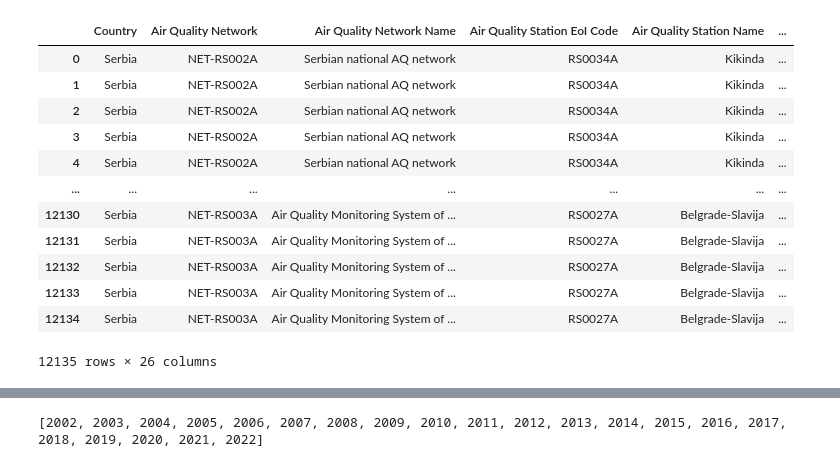
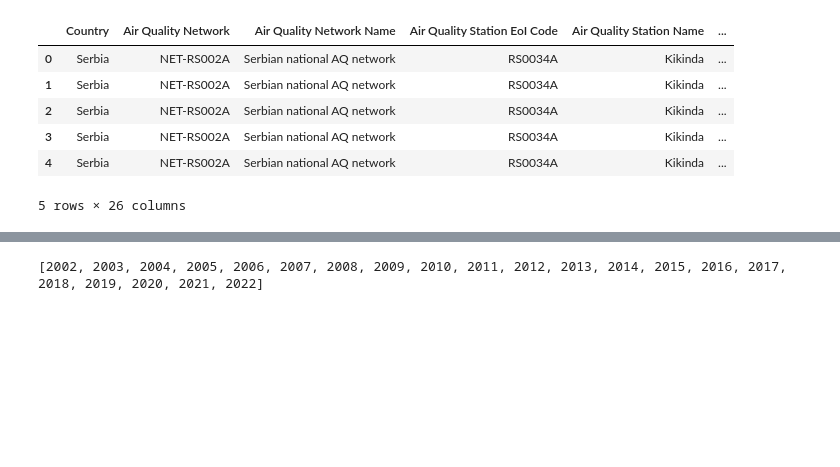
Before and after one commit to makilezx/analysis-of-air-pollution-in-Serbian-cities, a Jupyter notebook: data-analysis-1.ipynb, the cells around one changed output, grey strips where cells are left out. Saved outputs shown, nothing was run; the diff lists cells and outputs as text; code cells hidden in the pictures; blank space fills up the shorter version.

```diff
--- a/data-analysis-1.ipynb
+++ b/data-analysis-1.ipynb
@@ -48,21 +48,15 @@ list(dataset.columns)
  'Link to raw data (only E1a/validated data from AQ e-Reporting)']
 # %%
 df_dataset = pd.DataFrame(data=dataset)
-df1_dataset
+df_dataset.head()
 # %% [output]
 |  | Country | Air Quality Network | Air Quality Network Name | Air Quality Station EoI Code | Air Quality Station Name | ... |
 | 0 | Serbia | NET-RS002A | Serbian national AQ network | RS0034A | Kikinda | ... |
 | 1 | Serbia | NET-RS002A | Serbian national AQ network | RS0034A | Kikinda | ... |
 | 2 | Serbia | NET-RS002A | Serbian national AQ network | RS0034A | Kikinda | ... |
 | 3 | Serbia | NET-RS002A | Serbian national AQ network | RS0034A | Kikinda | ... |
 | 4 | Serbia | NET-RS002A | Serbian national AQ network | RS0034A | Kikinda | ... |
-| ... | ... | ... | ... | ... | ... | ... |
-| 12130 | Serbia | NET-RS003A | Air Quality Monitoring System of ... | RS0027A | Belgrade-Slavija | ... |
-| 12131 | Serbia | NET-RS003A | Air Quality Monitoring System of ... | RS0027A | Belgrade-Slavija | ... |
-| 12132 | Serbia | NET-RS003A | Air Quality Monitoring System of ... | RS0027A | Belgrade-Slavija | ... |
-| 12133 | Serbia | NET-RS003A | Air Quality Monitoring System of ... | RS0027A | Belgrade-Slavija | ... |
-| 12134 | Serbia | NET-RS003A | Air Quality Monitoring System of ... | RS0027A | Belgrade-Slavija | ... |
-12135 rows × 26 columns
+5 rows × 26 columns
 # %%
 locations =df1.filter(['Air Quality Station Name'])
 unique_locations = df1['Air Quality Station Name'].unique()
```
Also changed, not shown: parts of 23 cells of this notebook.
